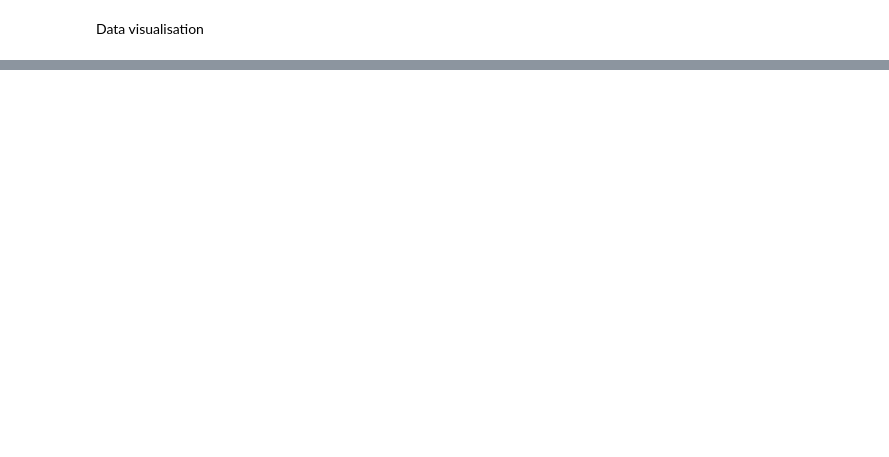
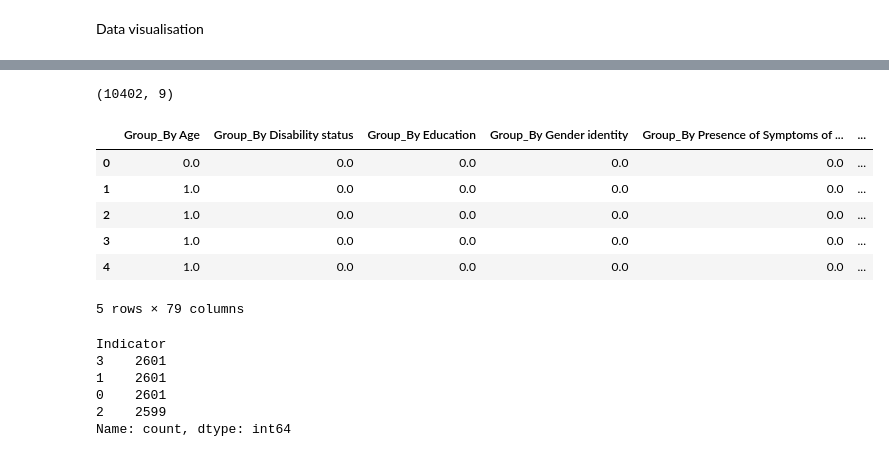
Before and after one commit to notaryanramani/mental-health-analysis, a Jupyter notebook: tabular/mentalHealth.ipynb, the cells around one changed output, grey strips where cells are left out. Cells and saved outputs as stored; diff of their text form; code cells hidden in the pictures; blank space fills up the shorter version.

```diff
--- a/tabular/mentalHealth.ipynb
+++ b/tabular/mentalHealth.ipynb
@@ -213,4 +366,12 @@ encoded_df
+# %%
+HealthDataCleaned= HealthDataCleaned.drop(['Group', 'State','Phase'], axis=1)
 # %%
 from sklearn.preprocessing import LabelEncoder
 le = LabelEncoder()
 HealthDataCleaned['Indicator'] = le.fit_transform(HealthDataCleaned['Indicator'])
+# %%
+HealthDataCleaned.shape
+# %% [output]
+(10402, 9)
+# %%
+HealthTransformed = pd.concat([encoded_df.reset_index(), HealthDataCleaned.reset_index()], axis=1)
@@ -216,0 +380,20 @@ HealthDataCleaned['Indicator'] = le.fit_transform(HealthDataCleaned['Indicator']
+# %%
+HealthTransformed.head(5)
+# %% [output]
+|  | Group_By Age | Group_By Disability status | Group_By Education | Group_By Gender identity | Group_By Presence of Symptoms of ... | ... |
+| 0 | 0.0 | 0.0 | 0.0 | 0.0 | 0.0 | ... |
+| 1 | 1.0 | 0.0 | 0.0 | 0.0 | 0.0 | ... |
+| 2 | 1.0 | 0.0 | 0.0 | 0.0 | 0.0 | ... |
+| 3 | 1.0 | 0.0 | 0.0 | 0.0 | 0.0 | ... |
+| 4 | 1.0 | 0.0 | 0.0 | 0.0 | 0.0 | ... |
+5 rows × 79 columns
+# %%
+# Checking for imbalanced data
+HealthTransformed['Indicator'].value_counts()
+# %% [output]
+Indicator
+3    2601
+1    2601
+0    2601
+2    2599
+Name: count, dtype: int64
```
Also changed, not shown: parts of 33 cells of this notebook.
